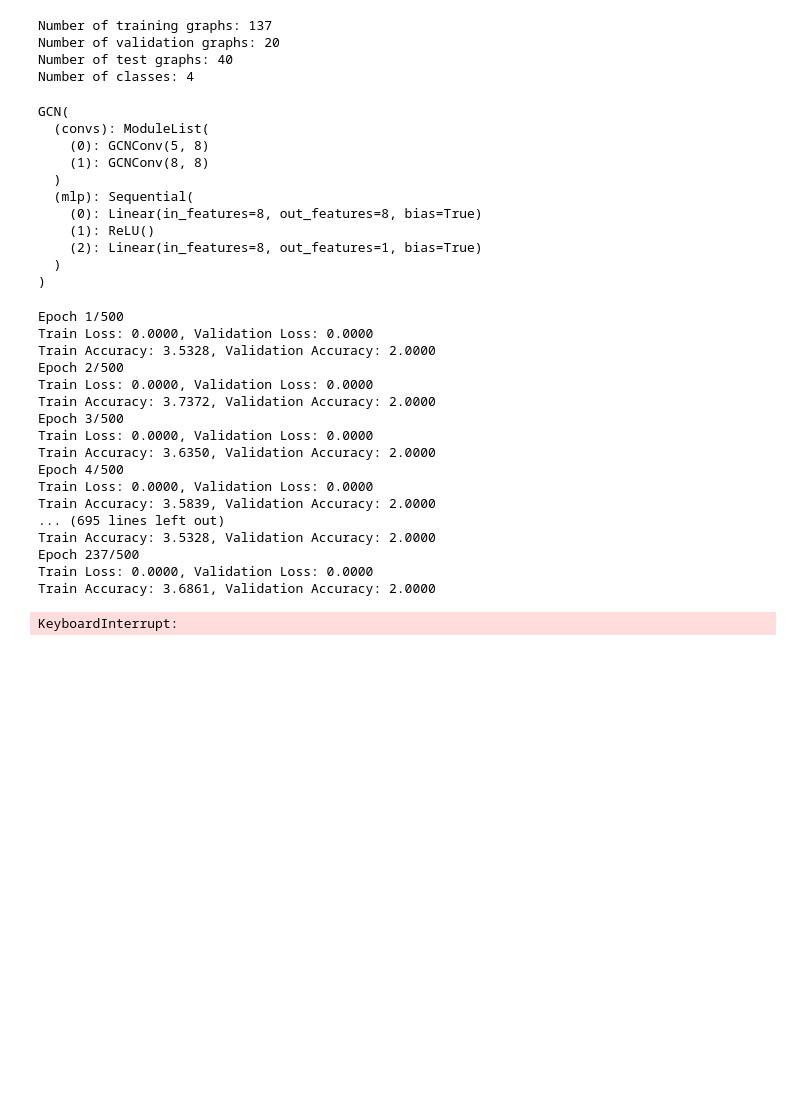
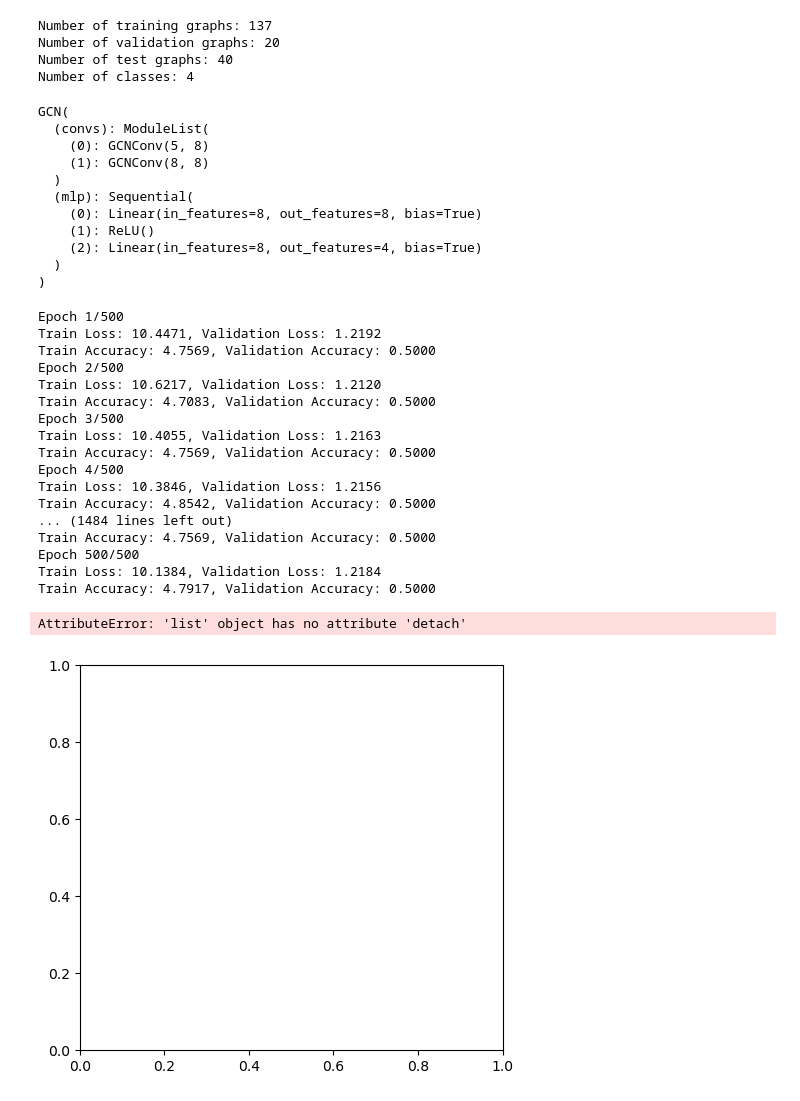
Before and after one commit to mathilde-cros/Bachelor_Thesis_Alzheimers_HGNN, a Jupyter notebook: GCN.ipynb, the cells around one changed output. Drawn from its saved outputs; the diff is of its cells as text; code cells hidden in the pictures; blank space fills up the shorter version.

Commit message:
Updates loss and accuracy GCN

```diff
--- a/GCN.ipynb
+++ b/GCN.ipynb
@@ -17,14 +17,14 @@ Intel MKL WARNING: Support of Intel(R) Streaming SIMD Extensions 4.2 (Intel(R) S
 Intel MKL WARNING: Support of Intel(R) Streaming SIMD Extensions 4.2 (Intel(R) SSE4.2) enabled only processors has been deprecated. Intel oneAPI Math Kernel Library 2025.0 will require Intel(R) Advanc ...
 # %%
 class GCN(torch.nn.Module):
-    def __init__(self, in_channels, hidden_channels, num_layers, dropout, nbr_classes):
+    def __init__(self, in_channels, hidden_channels, out_channels, num_layers, dropout, nbr_classes):
         super(GCN, self).__init__()
         self.nbr_classes = nbr_classes
         self.convs = torch.nn.ModuleList()
         self.convs.append(GCNConv(in_channels, hidden_channels))
         for _ in range(num_layers - 1):
             self.convs.append(GCNConv(hidden_channels, hidden_channels))
-        self.mlp = torch.nn.Sequential(Linear(hidden_channels, hidden_channels), ReLU(), Linear(hidden_channels, 1))
+        self.mlp = torch.nn.Sequential(Linear(hidden_channels, hidden_channels), ReLU(), Linear(hidden_channels, out_channels))
         self.dropout = dropout
 
     def forward(self, x, edge_index, batch):
@@ -43,14 +43,14 @@ class GCN(torch.nn.Module):
 # Here this class is very similar to the GCN class, but uses the GraphConv class instead of the GCNConv class.
 
 class Graph(torch.nn.Module):
-    def __init__(self, in_channels, hidden_channels, num_layers, dropout, nbr_classes):
+    def __init__(self, in_channels, hidden_channels, out_channels, num_layers, dropout, nbr_classes):
         super(Graph, self).__init__()
         self.nbr_classes = nbr_classes
         self.convs = torch.nn.ModuleList()
         self.convs.append(GraphConv(in_channels, hidden_channels))
         for _ in range(num_layers - 1):
             self.convs.append(GraphConv(hidden_channels, hidden_channels))
-        self.mlp = torch.nn.Sequential(Linear(hidden_channels, hidden_channels), ReLU(), Linear(hidden_channels, 1))
+        self.mlp = torch.nn.Sequential(Linear(hidden_channels, hidden_channels), ReLU(), Linear(hidden_channels, out_channels))
         self.dropout = dropout
 
     def forward(self, x, edge_index, batch):
@@ -362,10 +362,10 @@ Number of classes: 4
 Conv_type = 'GCN'
 
 if Conv_type == 'GCN':
-    model = GCN(in_channels=nbr_features, hidden_channels=8, num_layers=2, dropout=0.0, nbr_classes=nbr_classes)
+    model = GCN(in_channels=nbr_features, hidden_channels=8, out_channels=nbr_classes, num_layers=2, dropout=0.0, nbr_classes=nbr_classes)
     optimizer = torch.optim.Adam(model.parameters(), lr=0.001)
 elif Conv_type == 'Graph':
-    model = Graph(in_channels=nbr_features, hidden_channels=8, num_layers=2, dropout=0.1, nbr_classes=nbr_classes)
+    model = Graph(in_channels=nbr_features, hidden_channels=8, out_channels=nbr_classes, num_layers=2, dropout=0.1, nbr_classes=nbr_classes)
     optimizer = torch.optim.Adam(model.parameters(), lr=0.001)
 
 criterion = torch.nn.CrossEntropyLoss()
@@ -381,8 +381,22 @@ GCN(
   (mlp): Sequential(
     (0): Linear(in_features=8, out_features=8, bias=True)
     (1): ReLU()
-    (2): Linear(in_features=8, out_features=1, bias=True)
+    (2): Linear(in_features=8, out_features=4, bias=True)
   )
 )
+# %%
+# The function we are using to compute the accuracy of our model
+def quick_accuracy(y_hat, y):
+  """
+  Args :
+    y_hat : logits predicted by model [n, num_classes]
+    y : ground trutch labels [n]
+  returns :
+    average accuracy
+  """
+  n = y.shape[0]
+  y_hat = torch.argmax(y_hat, dim=-1)
+  accuracy = (y_hat==y).sum().data.item()
+  return accuracy/n
 # %%
 # Training the model
@@ -518,22 +493,23 @@ def train(model, optimizer, criterion, train_loader, valid_loader, test_loader,
 # %%
 # Running the training
-train_losses, valid_losses = train(model, optimizer, criterion, train_loader, valid_loader, test_loader, n_epochs=500)
+train_losses, train_accuracies, valid_losses, valid_accuracies = train(model, optimizer, criterion, train_loader, valid_loader, n_epochs=500)
 # %% [output]
 Epoch 1/500
-Train Loss: 0.0000, Validation Loss: 0.0000
-Train Accuracy: 3.5328, Validation Accuracy: 2.0000
+Train Loss: 10.4471, Validation Loss: 1.2192
+Train Accuracy: 4.7569, Validation Accuracy: 0.5000
 Epoch 2/500
-Train Loss: 0.0000, Validation Loss: 0.0000
-Train Accuracy: 3.7372, Validation Accuracy: 2.0000
+Train Loss: 10.6217, Validation Loss: 1.2120
+Train Accuracy: 4.7083, Validation Accuracy: 0.5000
 Epoch 3/500
-Train Loss: 0.0000, Validation Loss: 0.0000
-Train Accuracy: 3.6350, Validation Accuracy: 2.0000
+Train Loss: 10.4055, Validation Loss: 1.2163
+Train Accuracy: 4.7569, Validation Accuracy: 0.5000
 Epoch 4/500
-Train Loss: 0.0000, Validation Loss: 0.0000
-Train Accuracy: 3.5839, Validation Accuracy: 2.0000
-... (695 lines left out)
-Train Accuracy: 3.5328, Validation Accuracy: 2.0000
-Epoch 237/500
-Train Loss: 0.0000, Validation Loss: 0.0000
-Train Accuracy: 3.6861, Validation Accuracy: 2.0000
+Train Loss: 10.3846, Validation Loss: 1.2156
+Train Accuracy: 4.8542, Validation Accuracy: 0.5000
+... (1484 lines left out)
+Train Accuracy: 4.7569, Validation Accuracy: 0.5000
+Epoch 500/500
+Train Loss: 10.1384, Validation Loss: 1.2184
+Train Accuracy: 4.7917, Validation Accuracy: 0.5000
-KeyboardInterrupt:
+AttributeError: 'list' object has no attribute 'detach'
+[figure, added]
```
Also changed, not shown: parts of 1 cell of this notebook.
